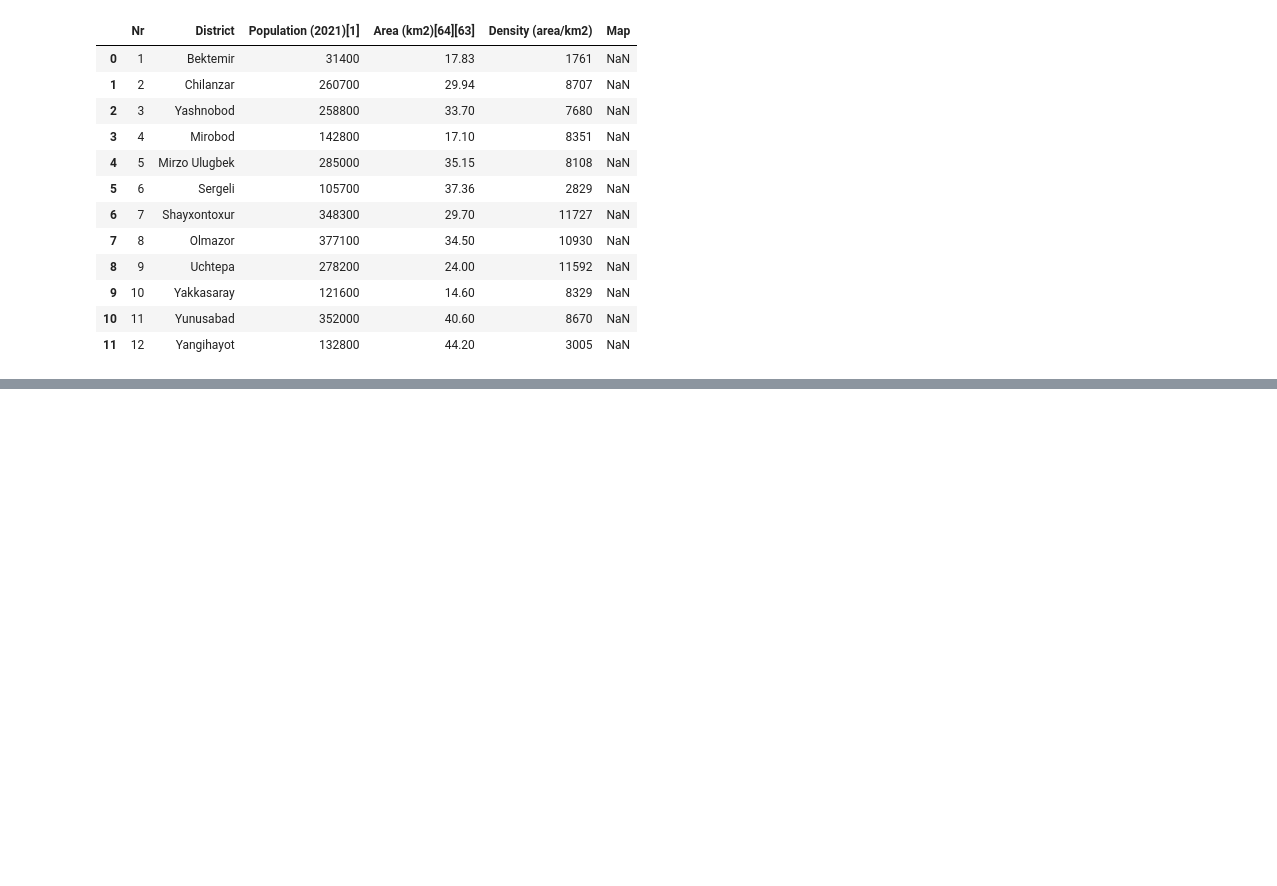
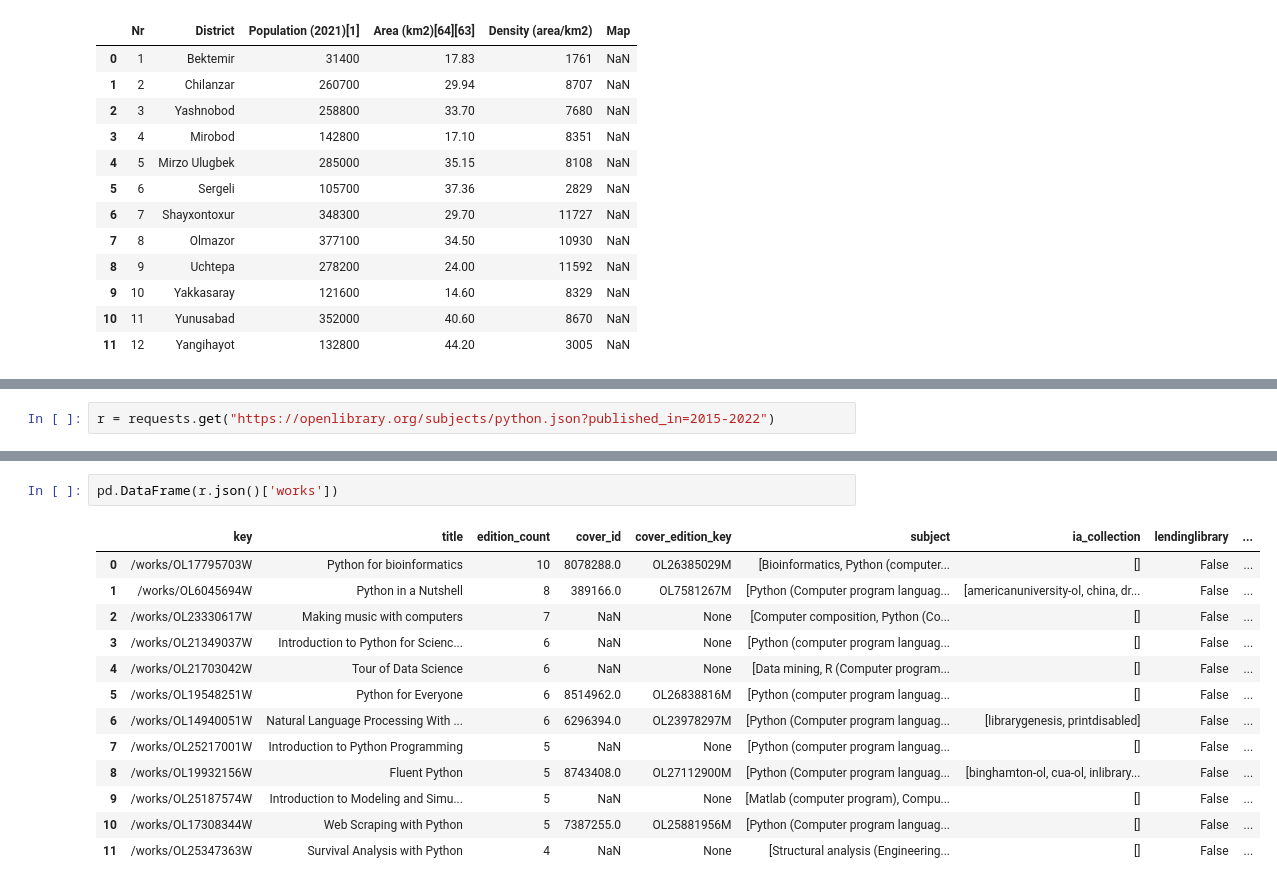
Before and after one commit to lazizrakhmat/DS-Notebook, a Jupyter notebook: WebSahifa.ipynb, the cells around one changed output, grey strips where cells are left out. Cells and saved outputs as stored; diff of their text form; blank space fills up the shorter version.

Commit message:
json

```diff
--- a/WebSahifa.ipynb
+++ b/WebSahifa.ipynb
@@ -66,0 +71,2 @@ tashkentInfo[9]
+# %%
+r = requests.get("https://openlibrary.org/subjects/python.json?published_in=2015-2022")
@@ -66,0 +113,16 @@ tashkentInfo[9]
+# %%
+pd.DataFrame(r.json()['works'])
+# %% [output]
+|  | key | title | edition_count | cover_id | cover_edition_key | subject | ia_collection | lendinglibrary | ... |
+| 0 | /works/OL17795703W | Python for bioinformatics | 10 | 8078288.0 | OL26385029M | [Bioinformatics, Python (computer... | [] | False | ... |
+| 1 | /works/OL6045694W | Python in a Nutshell | 8 | 389166.0 | OL7581267M | [Python (Computer program languag... | [americanuniversity-ol, china, dr... | False | ... |
+| 2 | /works/OL23330617W | Making music with computers | 7 | NaN | None | [Computer composition, Python (Co... | [] | False | ... |
+| 3 | /works/OL21349037W | Introduction to Python for Scienc... | 6 | NaN | None | [Python (computer program languag... | [] | False | ... |
+| 4 | /works/OL21703042W | Tour of Data Science | 6 | NaN | None | [Data mining, R (Computer program... | [] | False | ... |
+| 5 | /works/OL19548251W | Python for Everyone | 6 | 8514962.0 | OL26838816M | [Python (computer program languag... | [] | False | ... |
+| 6 | /works/OL14940051W | Natural Language Processing With ... | 6 | 6296394.0 | OL23978297M | [Python (Computer program languag... | [librarygenesis, printdisabled] | False | ... |
+| 7 | /works/OL25217001W | Introduction to Python Programming | 5 | NaN | None | [Python (computer program languag... | [] | False | ... |
+| 8 | /works/OL19932156W | Fluent Python | 5 | 8743408.0 | OL27112900M | [Python (Computer program languag... | [binghamton-ol, cua-ol, inlibrary... | False | ... |
+| 9 | /works/OL25187574W | Introduction to Modeling and Simu... | 5 | NaN | None | [Matlab (computer program), Compu... | [] | False | ... |
+| 10 | /works/OL17308344W | Web Scraping with Python | 5 | 7387255.0 | OL25881956M | [Python (Computer program languag... | [] | False | ... |
+| 11 | /works/OL25347363W | Survival Analysis with Python | 4 | NaN | None | [Structural analysis (Engineering... | [] | False | ... |
```
Also changed, not shown: parts of 5 cells of this notebook.
